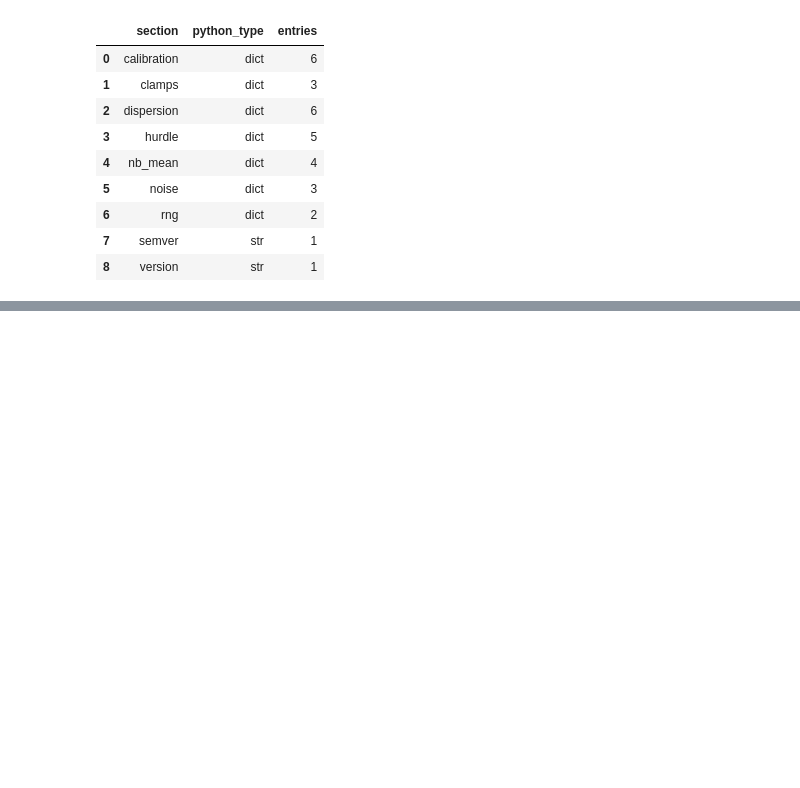
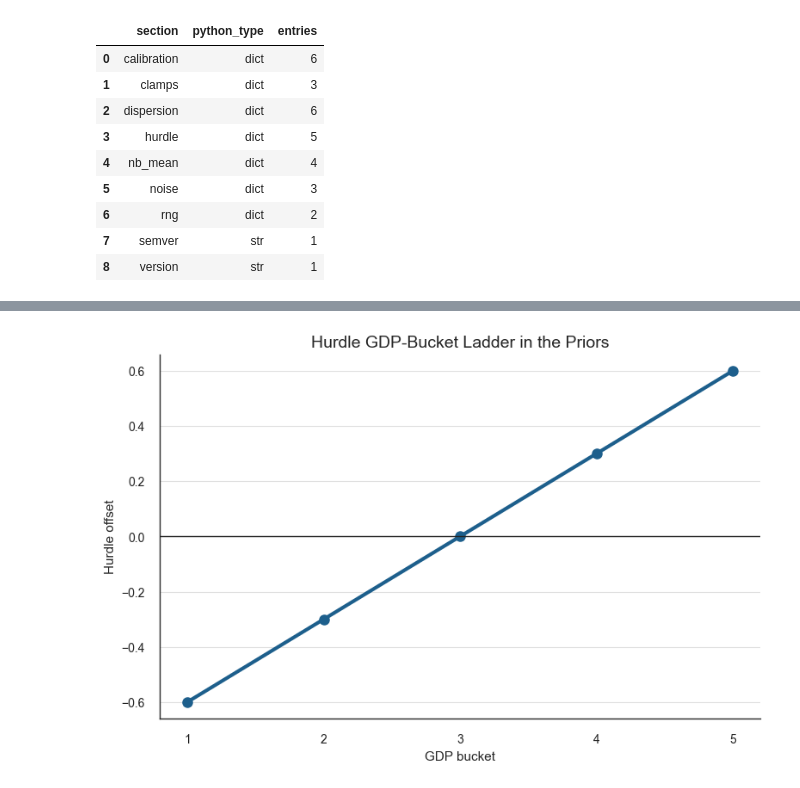
Before and after one commit to EsosaOrumwese/fraud-detection-system, a Jupyter notebook: analysis/dev_full_offline_investigation/00_investigation/notebooks/00_understanding_governed_data_world_p1.ipynb, the cells around one changed output, grey strips where cells are left out. Saved outputs shown, nothing was run; the diff lists cells and outputs as text; code cells hidden in the pictures; blank space fills up the shorter version.

```diff
--- a/analysis/dev_full_offline_investigation/00_investigation/notebooks/00_understanding_governed_data_world_p1.ipynb
+++ b/analysis/dev_full_offline_investigation/00_investigation/notebooks/00_understanding_governed_data_world_p1.ipynb
@@ -1977,0 +2565,4 @@ top_level_section_count: 9
+# %%
+plot_hurdle_priors_bucket_ladder(hurdle_priors)
+# %% [output]
+[figure, added]
```
Also changed, not shown: parts of 17 cells of this notebook.
